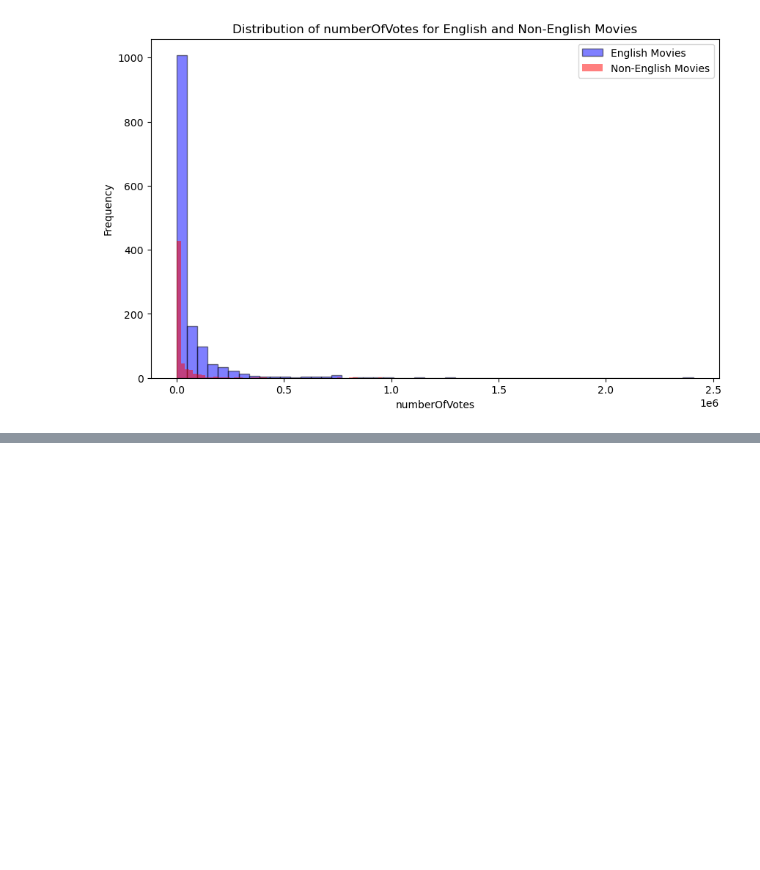
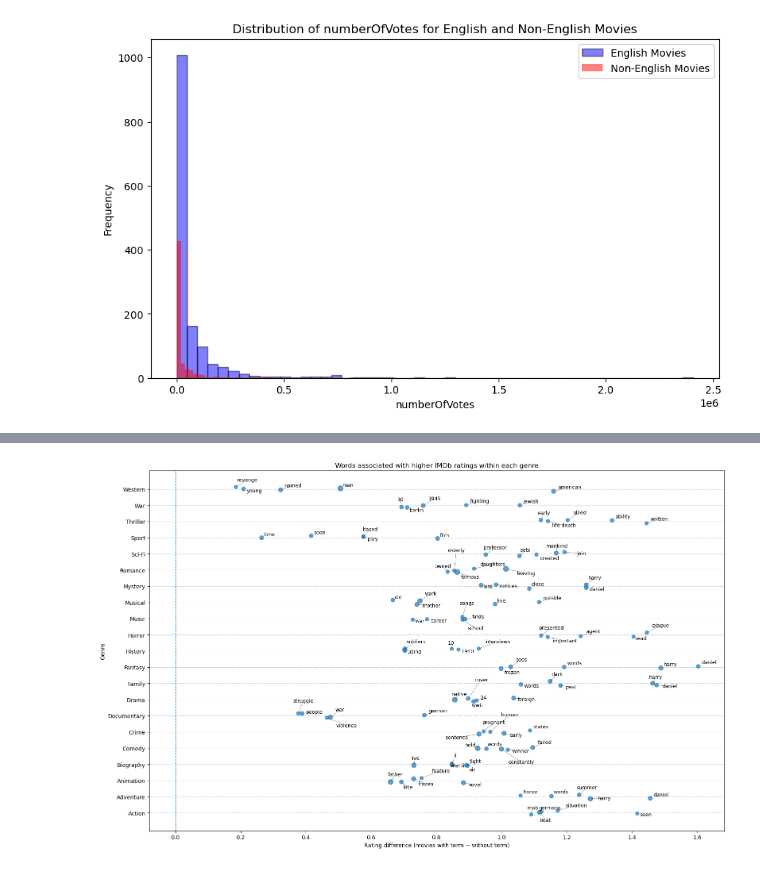
Before and after one commit to Husted42/businessAnalytics, a Jupyter notebook: 03 - Analytics to actions/data_explore.ipynb, the cells around one changed output, grey strips where cells are left out. Saved outputs shown, nothing was run; the diff lists cells and outputs as text; code cells hidden in the pictures; blank space fills up the shorter version.

```diff
--- a/03 - Analytics to actions/data_explore.ipynb
+++ b/03 - Analytics to actions/data_explore.ipynb
@@ -80,0 +535,6 @@ P-value:  1.6892944891254477e-10
+# %%
+all_results = pd.concat(genre_term_results.values(), ignore_index=True)
+all_results = all_results.sort_values(
+    ["genre", "rating_difference"], ascending=[True, False]
+)
+print(all_results.to_string(index=False))
@@ -80,0 +575,82 @@ P-value:  1.6892944891254477e-10
+# %%
+import numpy as np
+import matplotlib.pyplot as plt
+from adjustText import adjust_text
+
+# -----------------------------
+# 1. Take top terms per genre
+# -----------------------------
+top_per_genre = 5
+plot_df = (
+    all_results.sort_values(["genre", "rating_difference"], ascending=[True, False])
+    .groupby("genre")
+    .head(top_per_genre)
+    .copy()
+)
+
+# -----------------------------
+# 2. Convert genre names to numeric y positions
+# -----------------------------
+genres = sorted(plot_df["genre"].unique())
+genre_to_y = {genre: i for i, genre in enumerate(genres)}
+plot_df["y"] = plot_df["genre"].map(genre_to_y)
+
+# Add a little vertical jitter so points/labels do not start at exactly same place
+np.random.seed(42)
+plot_df["y_jitter"] = plot_df["y"] + np.random.uniform(-0.15, 0.15, size=len(plot_df))
+
+# -----------------------------
+# 3. Plot
+# -----------------------------
+fig, ax = plt.subplots(figsize=(16, 10))
+
+ax.scatter(
+    plot_df["rating_difference"],
+    plot_df["y_jitter"],
+    s=plot_df["n_with_term"] * 8,
+    alpha=0.7
+)
+
+# Horizontal guide lines
+for genre, y in genre_to_y.items():
+    ax.axhline(y=y, linestyle="--", linewidth=0.6, alpha=0.4)
+
+# Vertical reference line
+ax.axvline(0, linestyle="--", linewidth=1)
+
+# -----------------------------
+# 4. Add labels
+# -----------------------------
+texts = []
+for _, row in plot_df.iterrows():
+    texts.append(
+        ax.text(
+            row["rating_difference"],
+            row["y_jitter"],
+            row["term"],
+            fontsize=9
+        )
+    )
+
+adjust_text(
+    texts,
+    ax=ax,
+    expand=(1.2, 1.4),
+    force_text=(0.8, 1.2),
+    force_points=(0.5, 0.8),
+    arrowprops=dict(arrowstyle="-", lw=0.5, alpha=0.6)
+)
+
+# -----------------------------
+# 5. Format axes
+# -----------------------------
+ax.set_yticks(list(genre_to_y.values()))
+ax.set_yticklabels(list(genre_to_y.keys()))
+
+ax.set_xlabel("Rating difference (movies with term − without term)")
+ax.set_ylabel("Genre")
+ax.set_title("Words associated with higher IMDb ratings within each genre")
+
+plt.tight_layout()
+plt.show()
+# %% [output]
@@ -80,0 +658 @@ P-value:  1.6892944891254477e-10
+[figure, added]
```
Also changed, not shown: parts of 13 cells of this notebook, 4 other files.
